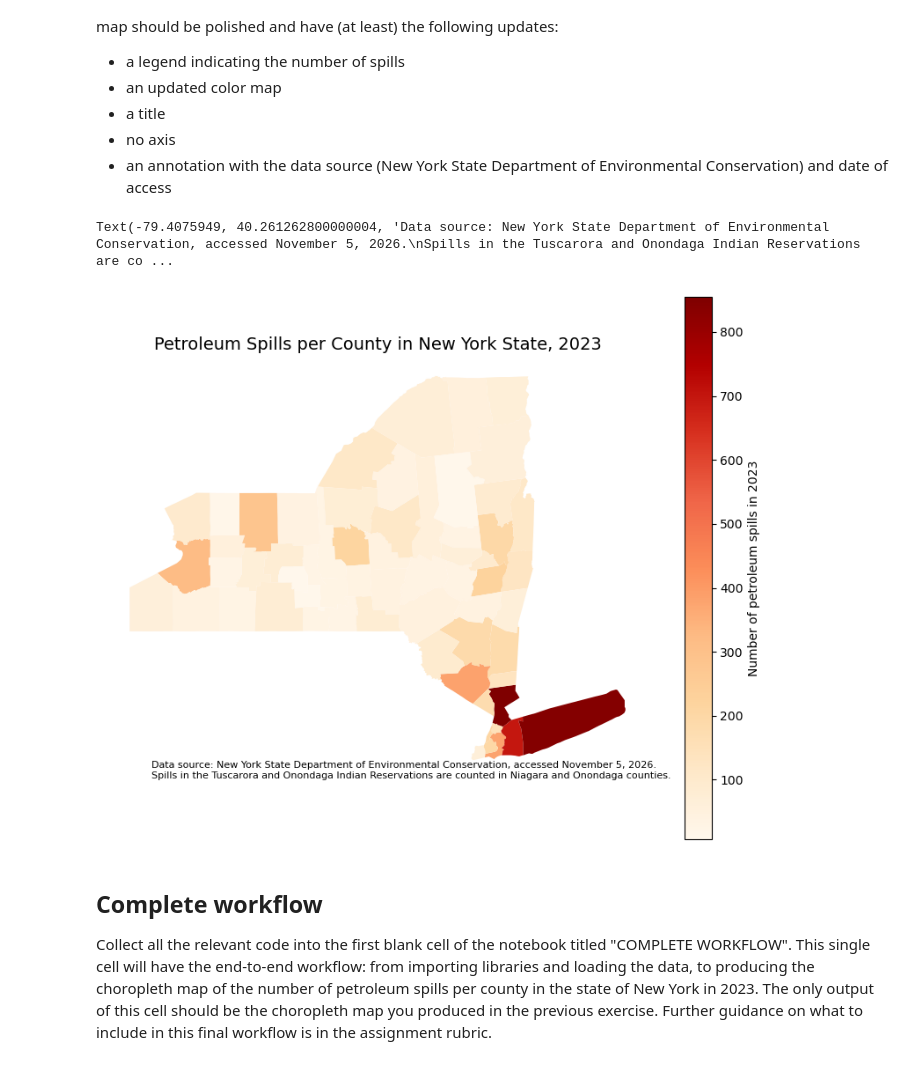
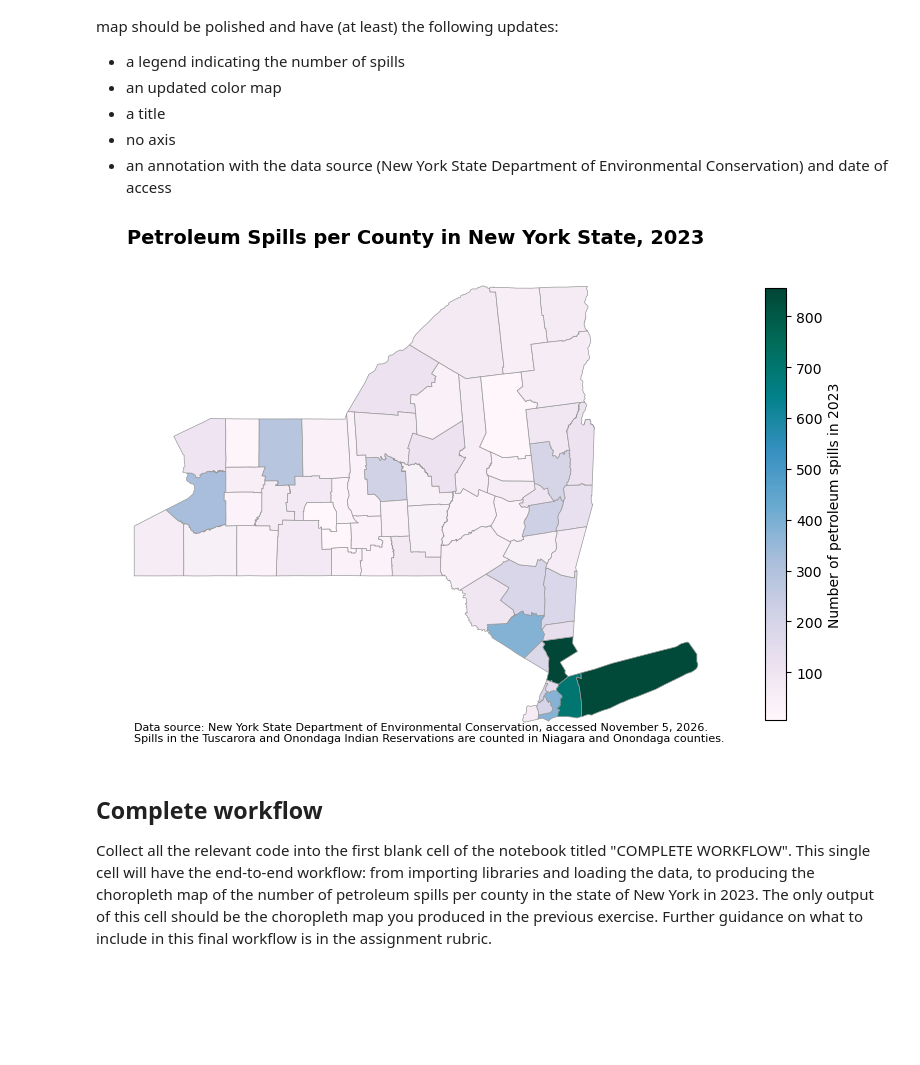
Before and after one commit to ashrcho/eds220-hwk3, a Jupyter notebook: hwk3-task2-spills.ipynb, the cells around one changed output. Drawn from its saved outputs; the diff is of its cells as text; code cells hidden in the pictures; blank space fills up the shorter version.

```diff
--- a/hwk3-task2-spills.ipynb
+++ b/hwk3-task2-spills.ipynb
@@ -725,24 +806,31 @@ Your map should be polished and have (at least) the following updates:
 - no axis
 - an annotation with the data source (New York State Department of Environmental Conservation) and date of access
 # %%
+minx, miny, maxx, maxy = ny_spills.total_bounds
+
 fig, ax = plt.subplots(figsize=(10, 8))
 
-ny_spills.plot(column='n_spills',
-               cmap='OrRd',
+ny_spills.plot(ax=ax,
+               column='n_spills',
+               cmap='PuBuGn',
+               edgecolor='0.6',
+               linewidth=0.5,
                legend=True,
-               legend_kwds={'label': 'Number of petroleum spills in 2023'},
-               ax=ax)
+               legend_kwds={'label': 'Number of petroleum spills in 2023',
+                            'shrink': 0.7})
 
-ax.set_title('Petroleum Spills per County in New York State, 2023', fontsize=14)
 ax.axis('off')
+ax.set_title('Petroleum Spills per County in New York State, 2023',
+             fontsize=14, weight='bold', pad=15)
+
 ax.annotate('Data source: New York State Department of Environmental Conservation, accessed November 5, 2026.\n'
             'Spills in the Tuscarora and Onondaga Indian Reservations are counted in Niagara and Onondaga counties.',
-            xy=(ny_spills['longitude'].astype(float).min(),
-                ny_spills['latitude'].astype(float).min() - 0.3gu),
+            xy=(minx, miny - 0.2),
             fontsize=8)
+
+plt.show()
 # %% [output]
-Text(-79.4075949, 40.261262800000004, 'Data source: New York State Department of Environmental Conservation, accessed November 5, 2026.\nSpills in the Tuscarora and Onondaga Indian Reservations are co ...
-[figure, old version]
+[figure, new version]
 # %% [markdown]
 ## Complete workflow
 
```
Also changed, not shown: parts of 2 cells of this notebook.
